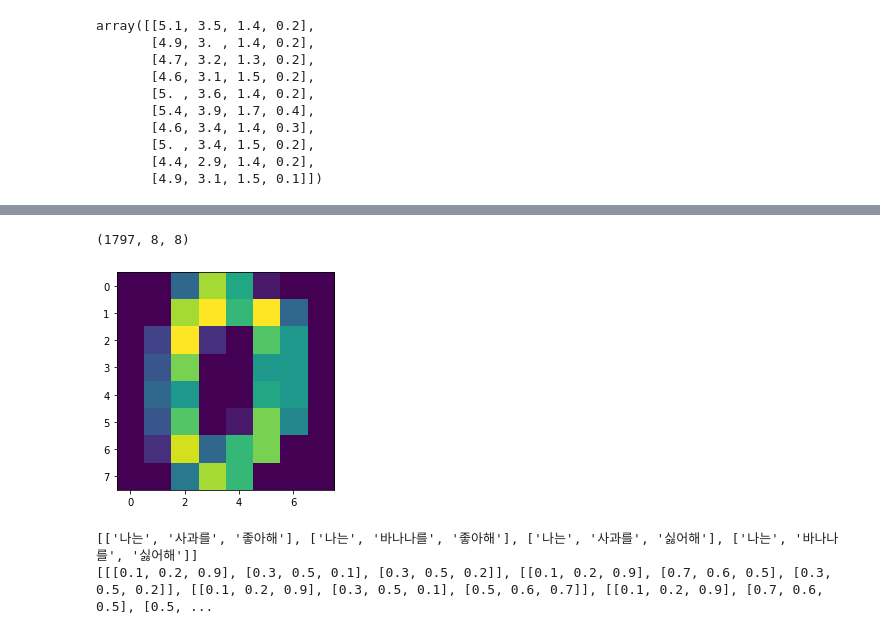
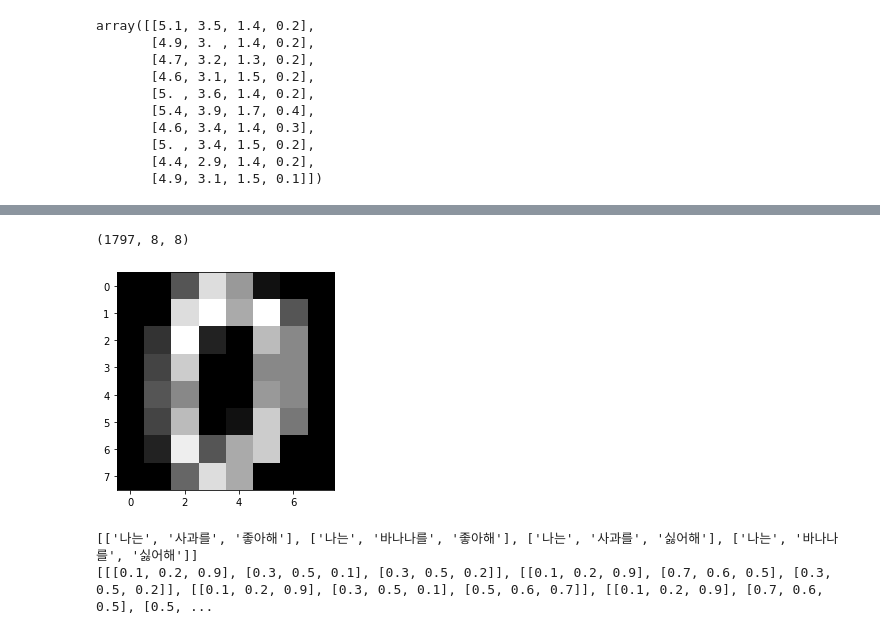
Before and after one commit to Namsik-Yoon/pytorch_basic, a Jupyter notebook: 1. pytorch 기초.ipynb, the cells around one changed output, grey strips where cells are left out. Drawn from its saved outputs; the diff is of its cells as text; code cells hidden in the pictures.

```diff
--- a/1. pytorch 기초.ipynb
+++ b/1. pytorch 기초.ipynb
@@ -140,19 +140,19 @@ array([[5.1, 3.5, 1.4, 0.2],
 # %%
 """
 3D Tensor 예시(Computer vision)
 digits(mnist와 비슷) dataset
 """
 from sklearn.datasets import load_digits
 import matplotlib.pyplot as plt
 
 
 mnist = load_digits()
 print(mnist['images'].shape)
-plt.imshow(mnist['images'][0])
+plt.imshow(mnist['images'][0],cmap='gray')
 plt.show()
 # %% [output]
 (1797, 8, 8)
-[figure, old version]
+[figure, new version]
 # %%
 """
 3D Tensor 예시(Typical Natural Language Processing)
```
Also changed, not shown: parts of 6 cells of this notebook.
